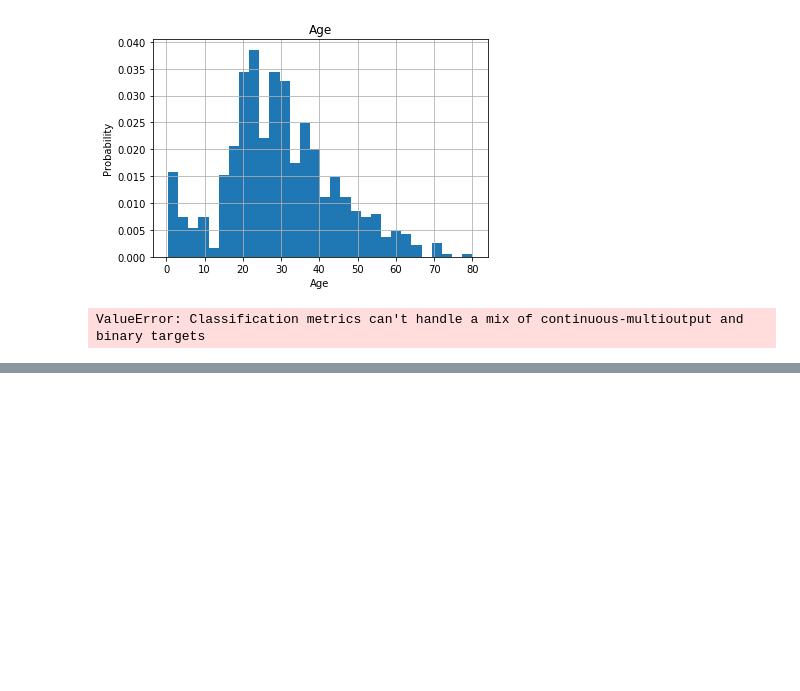
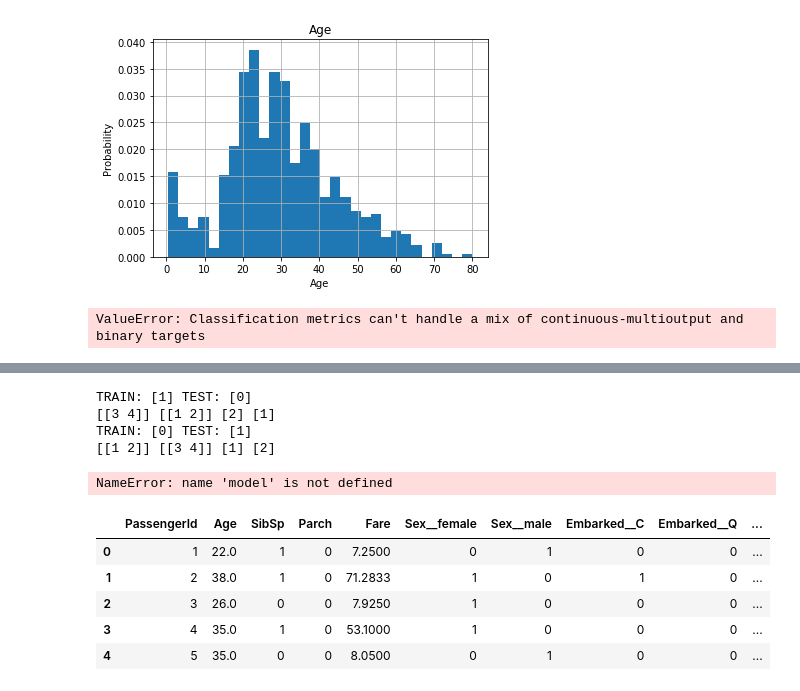
Before and after one commit to cadhage/Kaggle_pracice, a Jupyter notebook: kaggle_parcice.ipynb, the cells around one changed output, grey strips where cells are left out. Drawn from its saved outputs; the diff is of its cells as text; code cells hidden in the pictures; blank space fills up the shorter version.

```diff
--- a/kaggle_parcice.ipynb
+++ b/kaggle_parcice.ipynb
@@ -93,0 +152,12 @@ ValueError: Classification metrics can't handle a mix of continuous-multioutput
+# %%
+
+for train_index, test_index in loo.split(X):
+   print("TRAIN:", train_index, "TEST:", test_index)
+   X_train, X_test = X[train_index], X[test_index]
+   y_train, y_test = y[train_index], y[test_index]
+   print(X_train, X_test, y_train, y_test)
+# %% [output]
+TRAIN: [1] TEST: [0]
+[[3 4]] [[1 2]] [2] [1]
+TRAIN: [0] TEST: [1]
+[[1 2]] [[3 4]] [1] [2]
@@ -93,0 +167,6 @@ ValueError: Classification metrics can't handle a mix of continuous-multioutput
+# %%
+# Perform 6-fold cross validation
+scores = cross_val_score(model, df, y, cv=6)
+print ( scores)
+# %% [output]
+NameError: name 'model' is not defined
@@ -93,0 +180,17 @@ ValueError: Classification metrics can't handle a mix of continuous-multioutput
+# %%
+cat_columns = ["Sex", "Embarked",'Pclass']
+df = pd.get_dummies(df_data_2, prefix_sep="__",
+                              columns=cat_columns)
+
+df=df.drop(['Name','Ticket',"Cabin"], axis=1)
+df.dropna(inplace=True)
+y = df["Survived"];
+df=df.drop(['Survived'], axis=1)
+df.head()
+# %% [output]
+|  | PassengerId | Age | SibSp | Parch | Fare | Sex__female | Sex__male | Embarked__C | Embarked__Q | ... |
+| 0 | 1 | 22.0 | 1 | 0 | 7.2500 | 0 | 1 | 0 | 0 | ... |
+| 1 | 2 | 38.0 | 1 | 0 | 71.2833 | 1 | 0 | 1 | 0 | ... |
+| 2 | 3 | 26.0 | 0 | 0 | 7.9250 | 1 | 0 | 0 | 0 | ... |
+| 3 | 4 | 35.0 | 1 | 0 | 53.1000 | 1 | 0 | 0 | 0 | ... |
+| 4 | 5 | 35.0 | 0 | 0 | 8.0500 | 0 | 1 | 0 | 0 | ... |
```
Also changed, not shown: parts of 19 cells of this notebook.
